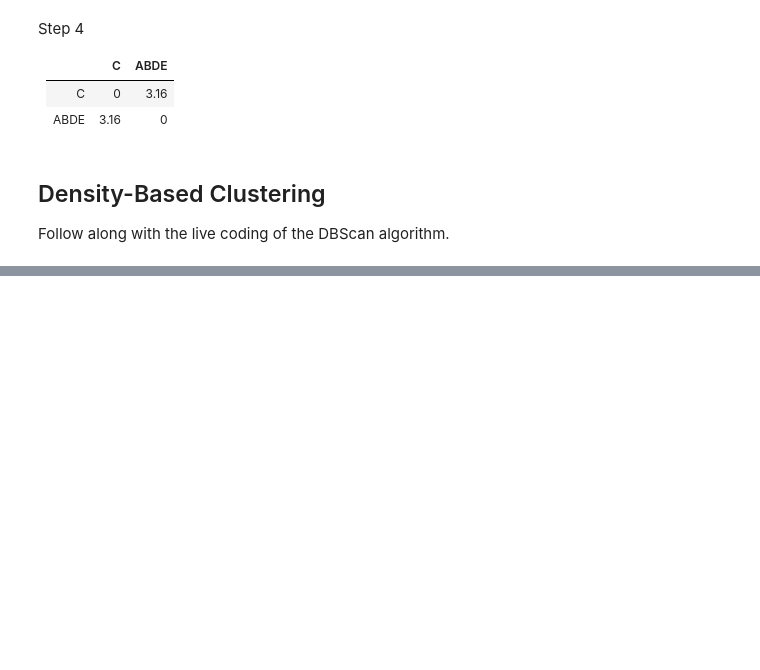
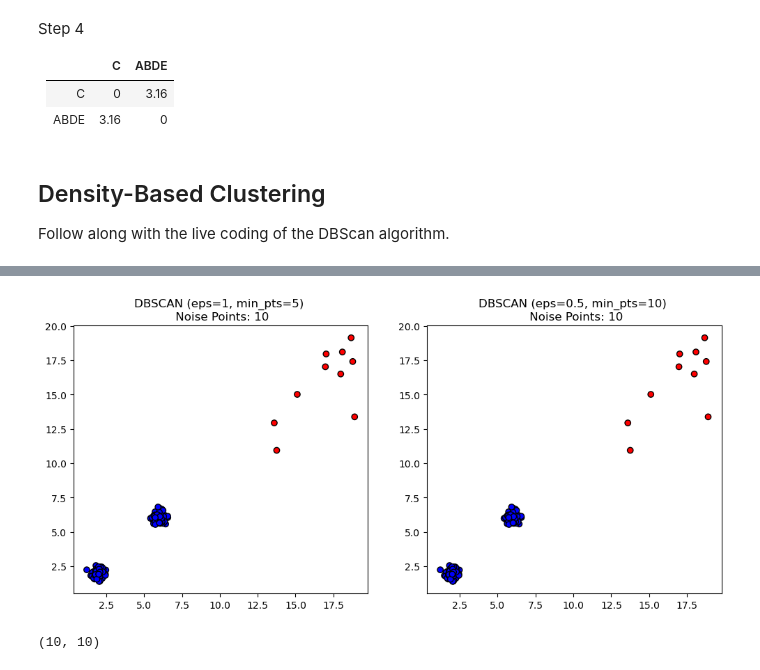
Before and after one commit to SolomonLalala/CS506-Spring2025, a Jupyter notebook: lecture_06/worksheet_06.ipynb, the cells around one changed output, grey strips where cells are left out. Saved outputs shown, nothing was run; the diff lists cells and outputs as text; code cells hidden in the pictures; blank space fills up the shorter version.

```diff
--- a/lecture_06/worksheet_06.ipynb
+++ b/lecture_06/worksheet_06.ipynb
@@ -165,0 +166,43 @@ plt.show()
+# %%
+import numpy as np
+import matplotlib.pyplot as plt
+from sklearn.cluster import DBSCAN
+
+# Generate sample data
+np.random.seed(42)
+cluster_1 = np.random.randn(50, 2) * 0.3 + np.array([2, 2])
+cluster_2 = np.random.randn(50, 2) * 0.3 + np.array([6, 6])
+noise = np.random.uniform(low=10, high=20, size=(10, 2))
+
+data = np.vstack([cluster_1, cluster_2, noise])
+
+# Run DBSCAN with min_pts=5 and epsilon=1
+dbscan_1 = DBSCAN(eps=1, min_samples=5).fit(data)
+labels_1 = dbscan_1.labels_
+
+# Run DBSCAN with min_pts=10 and epsilon=0.5
+dbscan_2 = DBSCAN(eps=0.5, min_samples=10).fit(data)
+labels_2 = dbscan_2.labels_
+
+# Count noise points (label = -1)
+noise_count_1 = np.sum(labels_1 == -1)
+noise_count_2 = np.sum(labels_2 == -1)
+
+# Plot results
+fig, axes = plt.subplots(1, 2, figsize=(12, 5))
+colors = ['red' if label == -1 else 'blue' for label in labels_1]
+
+axes[0].scatter(data[:, 0], data[:, 1], c=colors, edgecolors='k')
+axes[0].set_title(f"DBSCAN (eps=1, min_pts=5) \n Noise Points: {noise_count_1}")
+
+colors = ['red' if label == -1 else 'blue' for label in labels_2]
+axes[1].scatter(data[:, 0], data[:, 1], c=colors, edgecolors='k')
+axes[1].set_title(f"DBSCAN (eps=0.5, min_pts=10) \n Noise Points: {noise_count_2}")
+
+plt.show()
+
+# Display the number of noise points for both cases
+noise_count_1, noise_count_2
+# %% [output]
+[figure, added]
+(10, 10)
```
Also changed, not shown: parts of 1 cell of this notebook.
